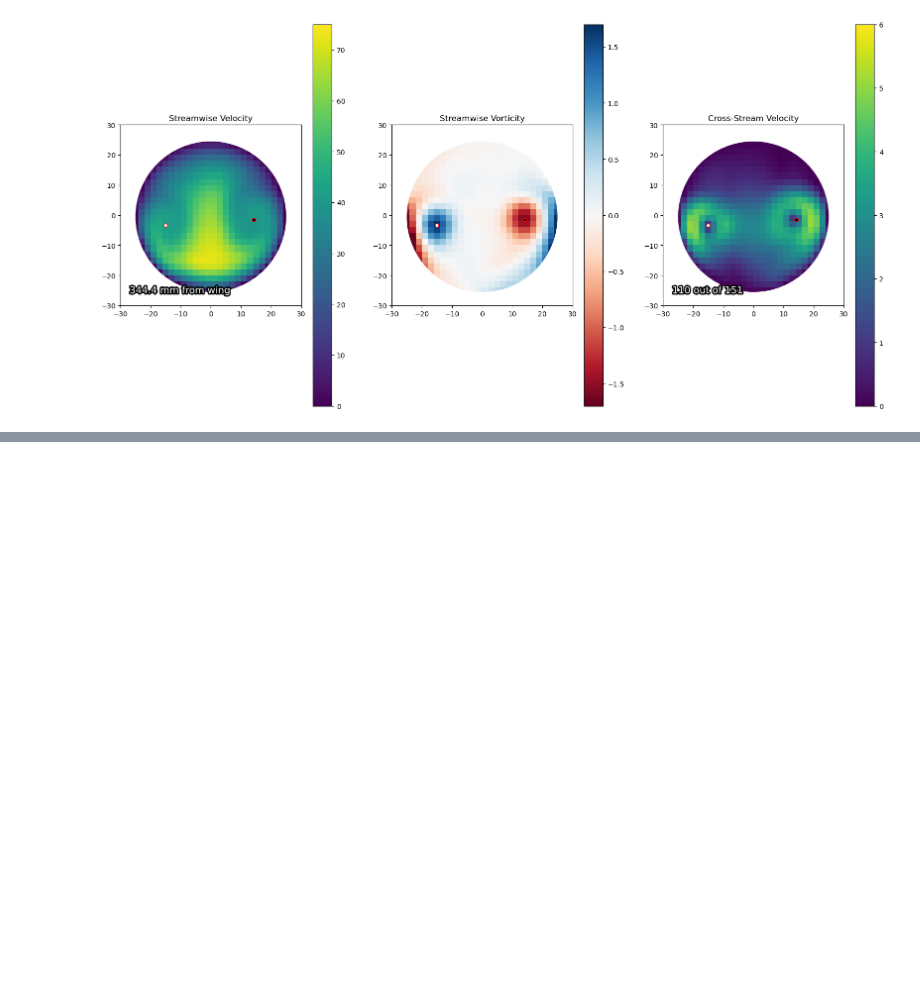
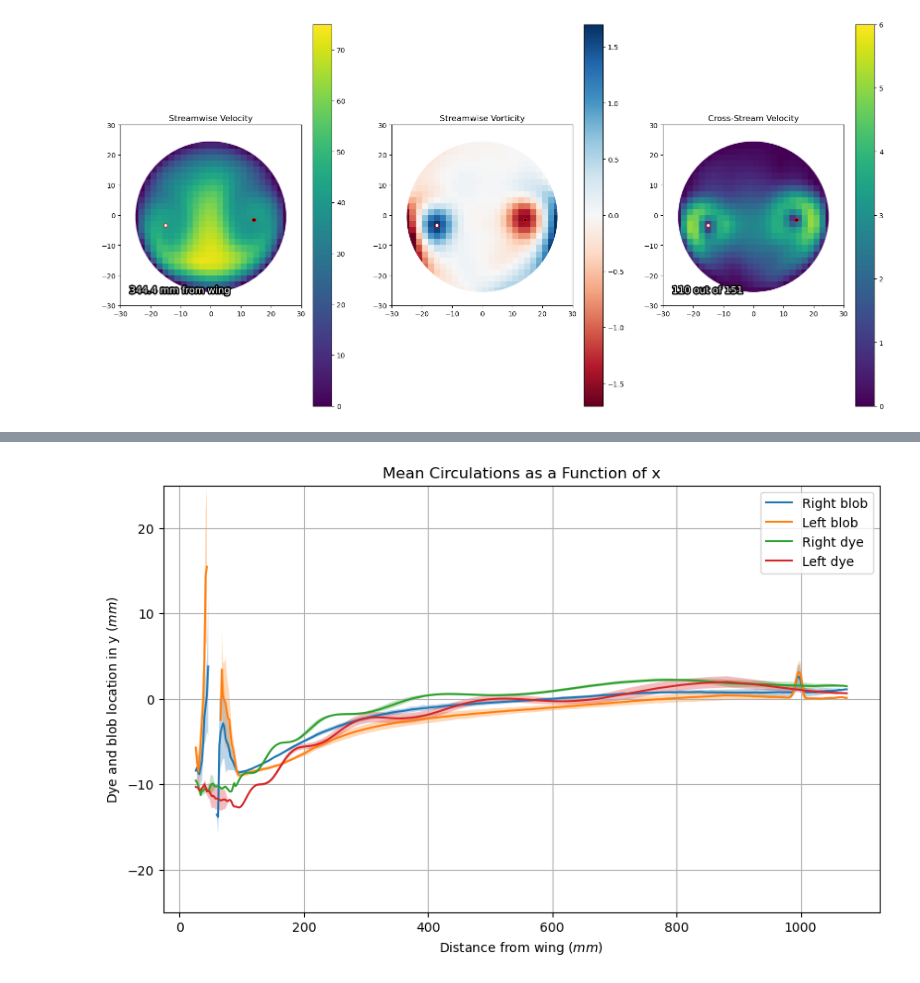
Before and after one commit to colecooper100/Coding_examples, a Jupyter notebook: vortex_experiment.ipynb, the cells around one changed output, grey strips where cells are left out. Cells and saved outputs as stored; diff of their text form; code cells hidden in the pictures; blank space fills up the shorter version.

```diff
--- a/vortex_experiment.ipynb
+++ b/vortex_experiment.ipynb
@@ -53,0 +106,31 @@ muvi.view_volume_slice(frame=500, x_plane=110,streamwise_max=75,vorticity_range=
+# %%
+#Tracks center-of-mass of blob location compared to dye line as a function of distance from wing
+#Also shaded by 1stdev in uncertainty of location
+stats_data = pd.read_pickle(os.path.join(muvi.measure_path, 'vortex_measurements_avg.pkl'))
+x_values = stats_data['x']
+right_mean = stats_data['right_circ_z_mean']
+right_std = stats_data['right_circ_z_std']
+left_mean = stats_data['left_circ_z_mean']
+left_std = stats_data['left_circ_z_std']
+right_mean2 = stats_data['right_dye_z_mean']
+right_std2 = stats_data['right_dye_z_std']
+left_mean2 = stats_data['left_dye_z_mean']
+left_std2 = stats_data['left_dye_z_std']
+plt.figure(figsize=(10, 6))
+plt.plot(x_values, right_mean, label='Right blob')
+plt.fill_between(x_values, right_mean-right_std, right_mean+right_std, alpha=0.3)
+plt.plot(x_values, left_mean, label='Left blob')
+plt.fill_between(x_values, left_mean-left_std, left_mean+left_std, alpha=0.3)
+plt.plot(x_values2, right_mean2, label='Right dye')
+plt.fill_between(x_values2, right_mean2-right_std2, right_mean2+right_std2, alpha=0.3)
+plt.plot(x_values2, left_mean2, label='Left dye')
+plt.fill_between(x_values2, left_mean2-left_std2, left_mean2+left_std2, alpha=0.3)
+plt.xlabel('Distance from wing ($mm$)')
+plt.ylabel('Dye and blob location in y ($mm$)')
+plt.title('Mean Circulations as a Function of x')
+plt.legend()
+plt.ylim(-25,25)
+plt.grid(True)
+plt.show()
+# %% [output]
+[figure, added]
```
Also changed, not shown: parts of 21 cells of this notebook.
